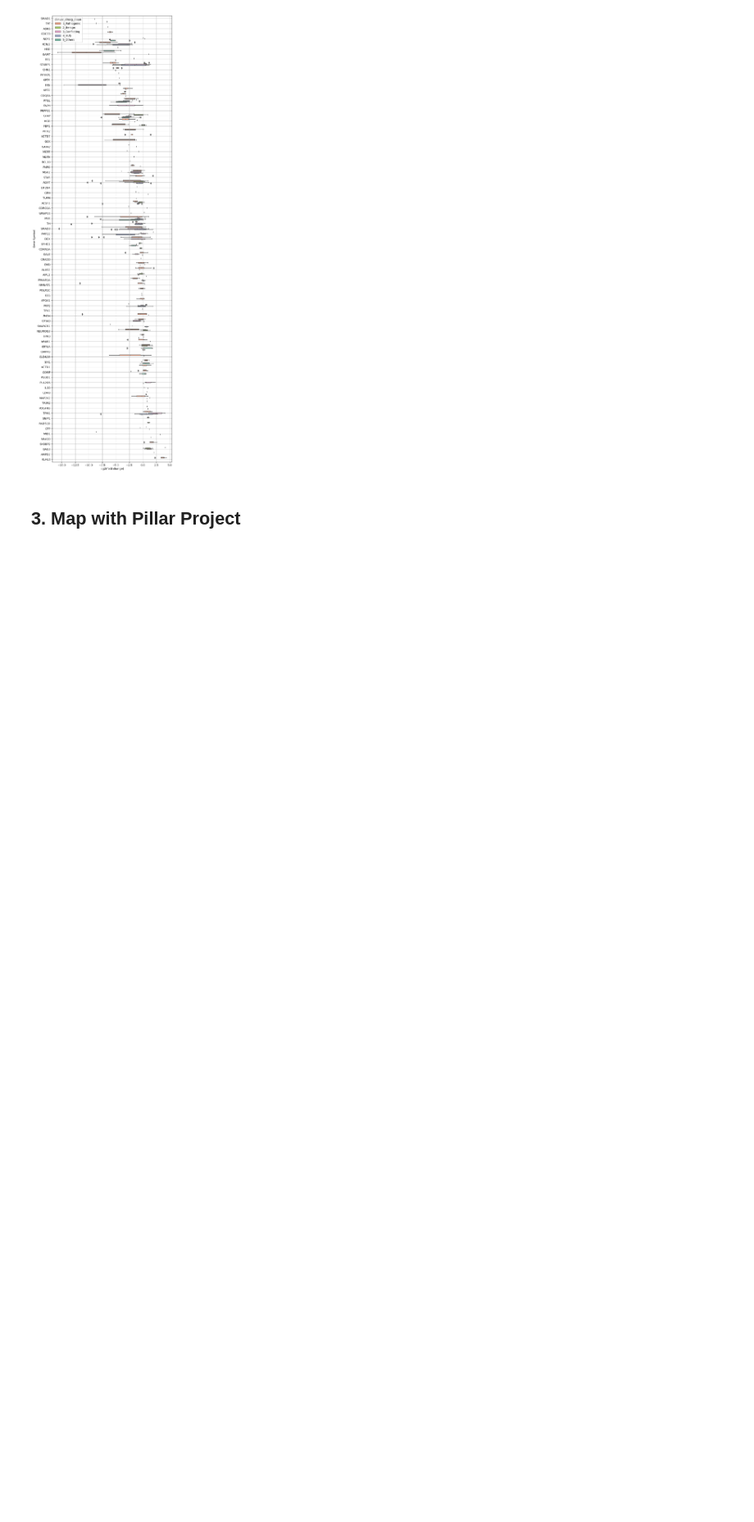
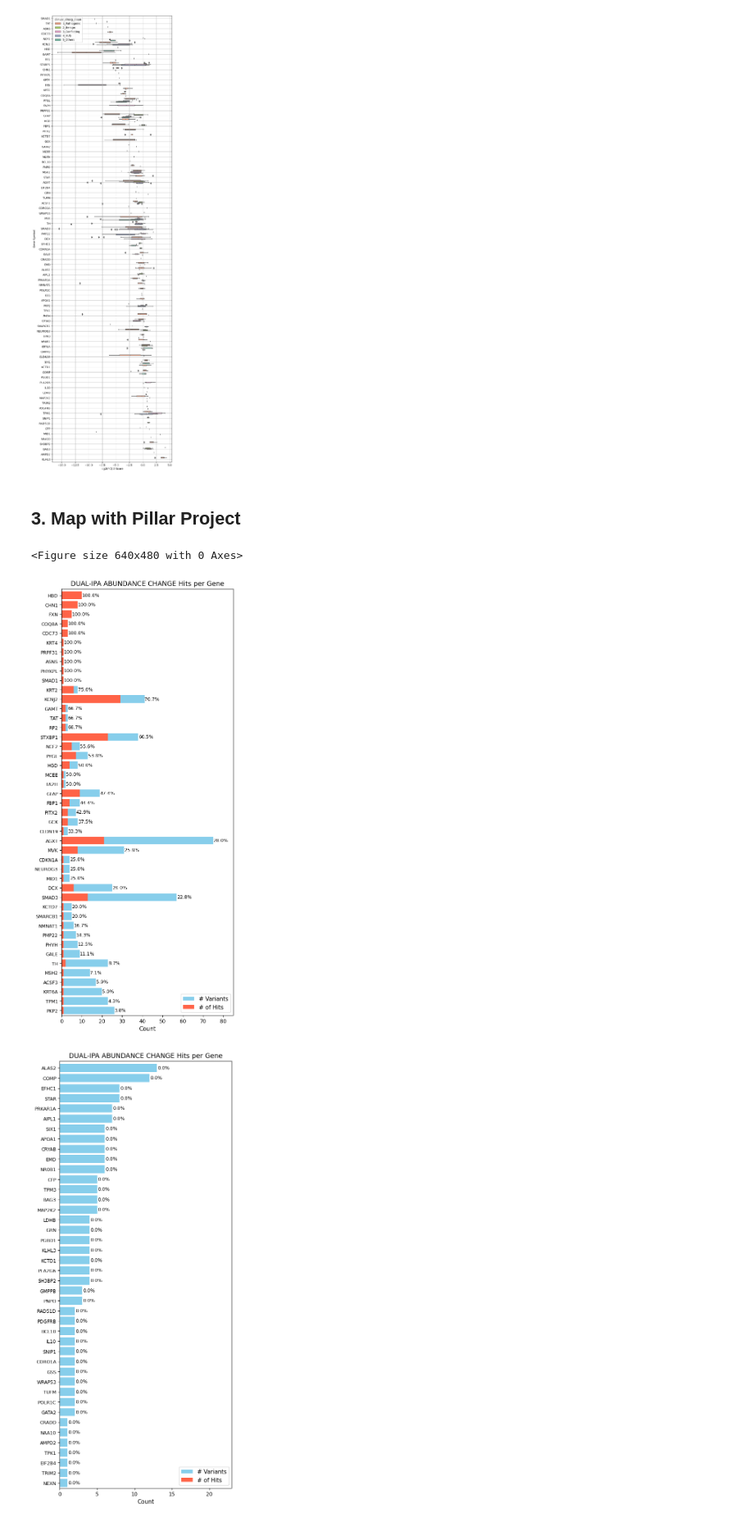
Before and after one commit to runxi-shen/2025_Pillar_VarChAMP, a Jupyter notebook: 2_individual_assay_analyses/dual_ipa/2_analyses/6_investigate_abundance_change_w_pillar.ipynb, the cells around one changed output. Shown at 82% size. Cells and saved outputs as stored; diff of their text form; code cells hidden in the pictures; blank space fills up the shorter version.

```diff
--- a/2_individual_assay_analyses/dual_ipa/2_analyses/6_investigate_abundance_change_w_pillar.ipynb
+++ b/2_individual_assay_analyses/dual_ipa/2_analyses/6_investigate_abundance_change_w_pillar.ipynb
@@ -81,7 +80,7 @@ sns.boxplot(data=scores_plot, x="zscore_log2", y="symbol",
             hue="clinvar_clnsig_clean",
             hue_order=sorted(scores_plot.dropna(subset="clinvar_clnsig_clean")["clinvar_clnsig_clean"].unique())
            )
-ax.set_xlabel("log2(fold change)")
+ax.set_xlabel("log2(FC) Z-Score")
 ax.set_ylabel("Gene Symbol")
 ax.grid()
 plt.show()
@@ -92,0 +161,17 @@ plt.show()
+# %%
+scores = scores.with_columns(pl.col("symbol").alias("Gene"))
+func_scores = scores.filter(pl.col("pillar_tested"))
+
+plt.clf()
+fig, ax = plt.subplots(1,1,figsize=(6,15))
+plot_gene_level_summary(scores, "dualipa_abund_change", "DUAL-IPA Abundance Change", ax=ax)
+fig, ax = plt.subplots(1,1,figsize=(6,15))
+plot_gene_level_summary(scores, "dualipa_abund_change", "DUAL-IPA Abundance Change", hits_only=False, null_only=True, ax=ax)
+
+fig, ax = plt.subplots(1,1,figsize=(6,4))
+plot_gene_level_summary(func_scores, "dualipa_abund_change", "DUAL-IPA Abundance Change Pillar Variants", hits_only=False, ax=ax)
+plt.show()
+# %% [output]
+<Figure size 640x480 with 0 Axes>
+[figure, added]
+[figure, added]
```
Also changed, not shown: parts of 5 cells of this notebook, 12 other files.
